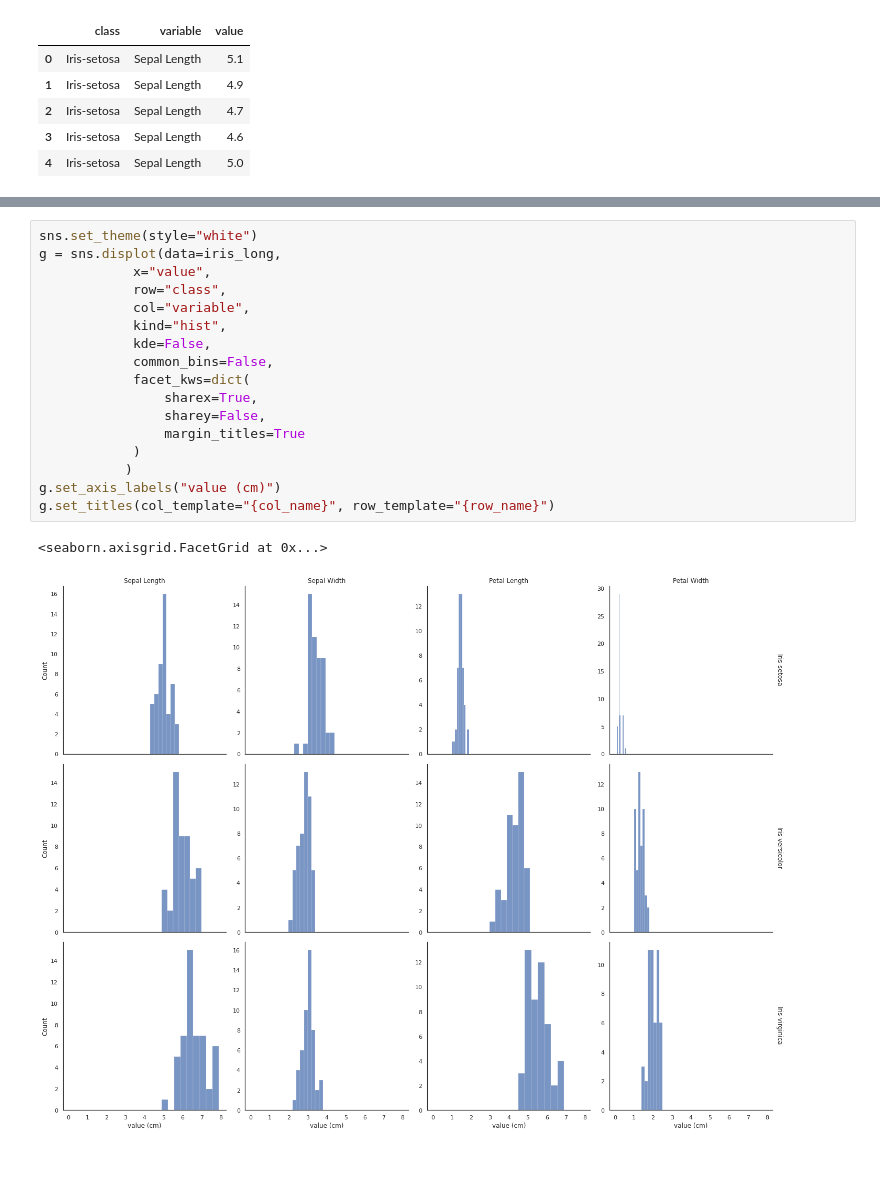
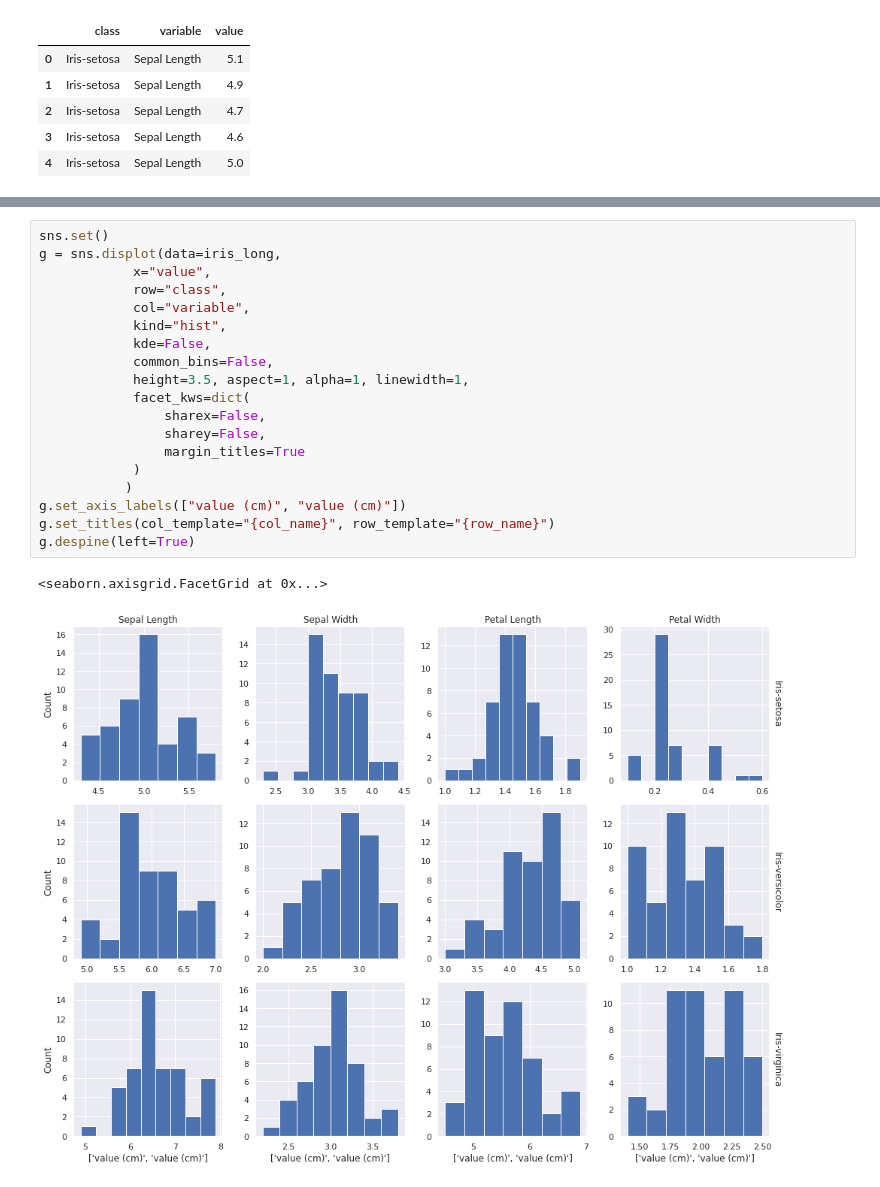
Before and after one commit to fod/pands-project2021, a Jupyter notebook: iris_analysis.ipynb, the cells around one changed output, grey strips where cells are left out. Saved outputs shown, nothing was run; the diff lists cells and outputs as text.

Commit message:
notebook plots

```diff
--- a/iris_analysis.ipynb
+++ b/iris_analysis.ipynb
@@ -73,22 +79,24 @@ h = sns.displot(data=iris_long,
 # %%
-sns.set_theme(style="white")
+sns.set()
 g = sns.displot(data=iris_long,
             x="value",
             row="class",
             col="variable",
             kind="hist",
             kde=False,
             common_bins=False,
+            height=3.5, aspect=1, alpha=1, linewidth=1,
             facet_kws=dict(
-                sharex=True,
+                sharex=False,
                 sharey=False,
                 margin_titles=True
             )
            )
-g.set_axis_labels("value (cm)")
+g.set_axis_labels(["value (cm)", "value (cm)"])
 g.set_titles(col_template="{col_name}", row_template="{row_name}")
+g.despine(left=True)
 # %% [output]
 <seaborn.axisgrid.FacetGrid at 0x...>
-[figure, old version]
+[figure, new version]
 # %%
 sns.displot(data=iris_long, x="value", hue="class", col="variable", kind="hist", multiple="fill")
```
Also changed, not shown: parts of 10 cells of this notebook, 1 other file.
